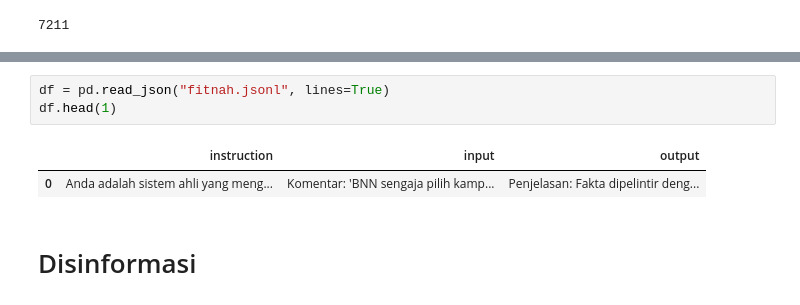
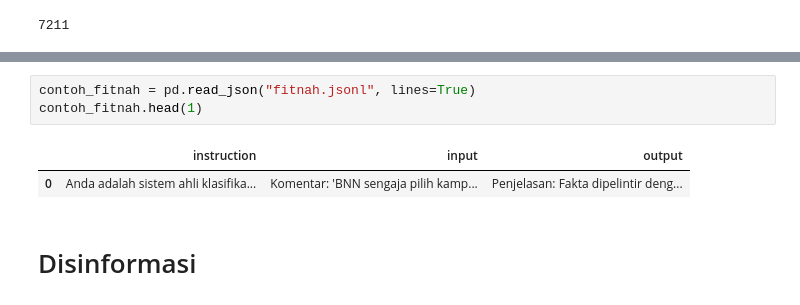
Before and after one commit to imdipo/capstone-AITF-komdigi, a Jupyter notebook: SFT/SFT.ipynb, the cells around one changed output, grey strips where cells are left out. Drawn from its saved outputs; the diff is of its cells as text.

```diff
--- a/SFT/SFT.ipynb
+++ b/SFT/SFT.ipynb
@@ -130,11 +129,11 @@ generate_sft_dataset_with_context(df_fitnah, instructiones, "fitnah.jsonl")
 # %% [output]
 Berhasil membuat 7211 data dengan konteks berita di fitnah.jsonl
 # %%
-df = pd.read_json("fitnah.jsonl", lines=True)
-df.head(1)
+contoh_fitnah = pd.read_json("fitnah.jsonl", lines=True)
+contoh_fitnah.head(1)
 # %% [output]
 |  | instruction | input | output |
-| 0 | Anda adalah sistem ahli yang meng... | Komentar: 'BNN sengaja pilih kamp... | Penjelasan: Fakta dipelintir deng... |
+| 0 | Anda adalah sistem ahli klasifika... | Komentar: 'BNN sengaja pilih kamp... | Penjelasan: Fakta dipelintir deng... |
 # %% [markdown]
 # Disinformasi
 # %%
```
Also changed, not shown: parts of 82 cells of this notebook.
